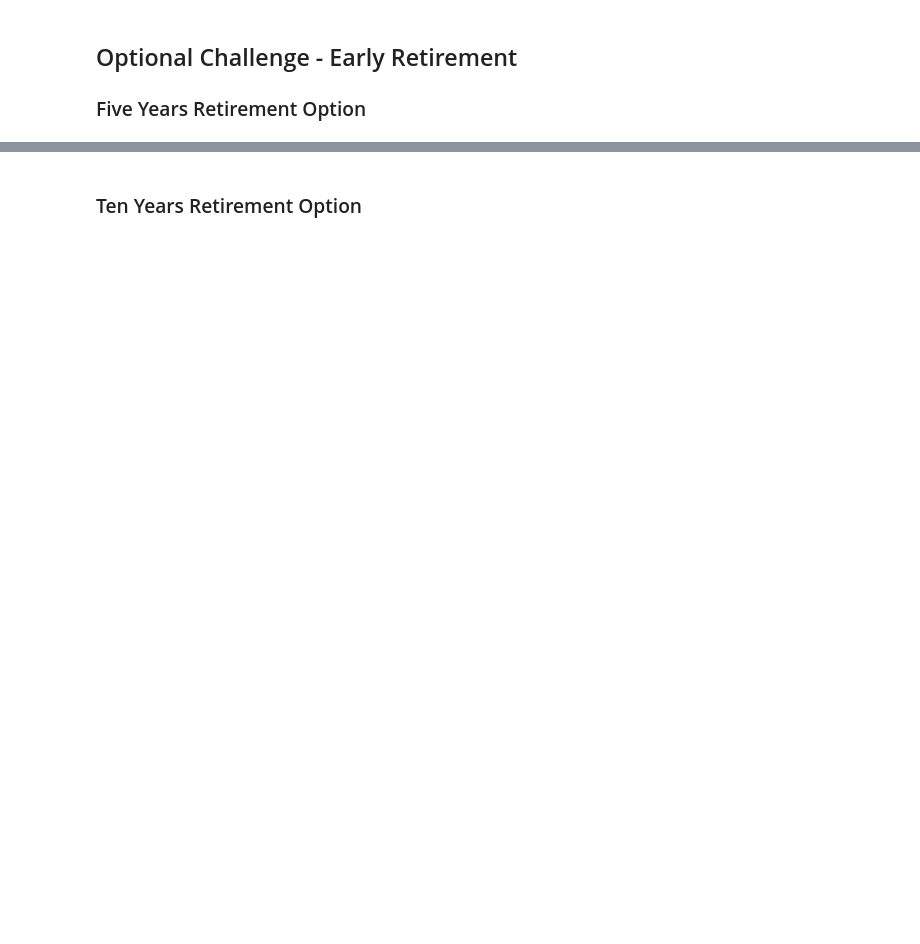
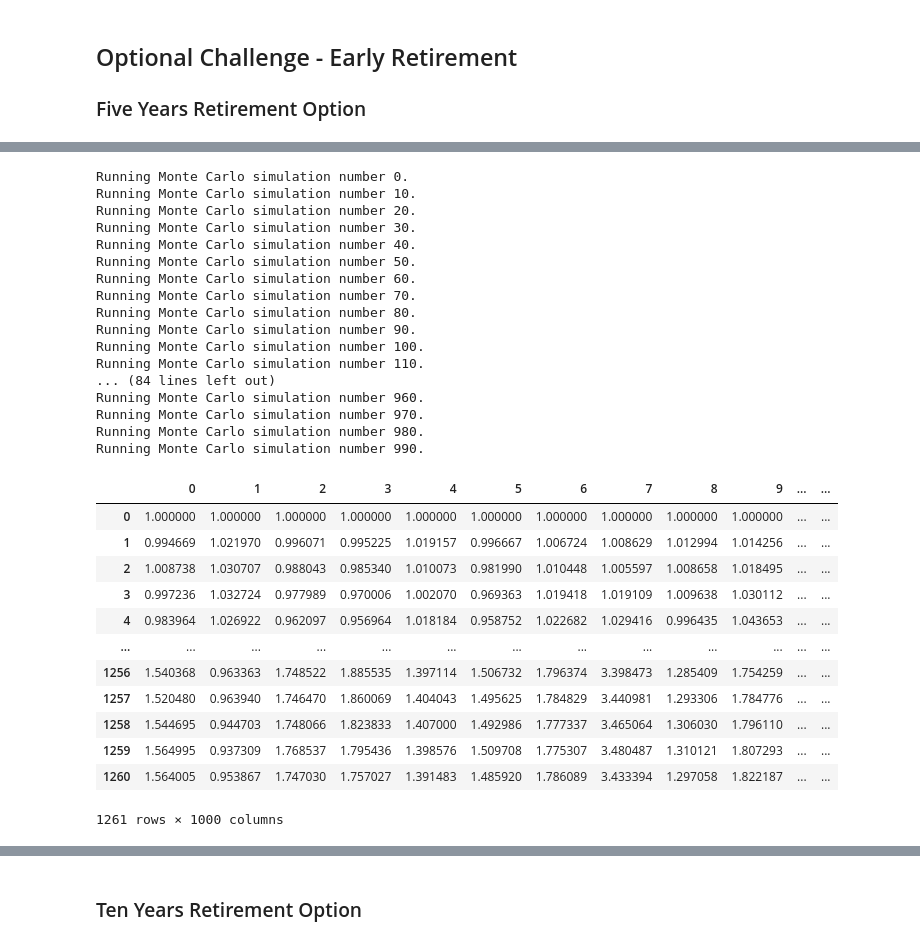
Before and after one commit to pdellis85/API_HW, a Jupyter notebook: financial-planner.ipynb, the cells around one changed output, grey strips where cells are left out. Drawn from its saved outputs; the diff is of its cells as text; code cells hidden in the pictures; blank space fills up the shorter version.

```diff
--- a/financial-planner.ipynb
+++ b/financial-planner.ipynb
@@ -335,5 +371,36 @@ print(f"There is a 95% chance that an initial investment of ${initial_investment
 # %%
 # Plot simulation outcomes
-# YOUR CODE HERE!
+MC_Daily.calc_cumulative_return()
+# %% [output]
+Running Monte Carlo simulation number 0.
+Running Monte Carlo simulation number 10.
+Running Monte Carlo simulation number 20.
+Running Monte Carlo simulation number 30.
+Running Monte Carlo simulation number 40.
+Running Monte Carlo simulation number 50.
+Running Monte Carlo simulation number 60.
+Running Monte Carlo simulation number 70.
+Running Monte Carlo simulation number 80.
+Running Monte Carlo simulation number 90.
+Running Monte Carlo simulation number 100.
+Running Monte Carlo simulation number 110.
+... (84 lines left out)
+Running Monte Carlo simulation number 960.
+Running Monte Carlo simulation number 970.
+Running Monte Carlo simulation number 980.
+Running Monte Carlo simulation number 990.
+|  | 0 | 1 | 2 | 3 | 4 | 5 | 6 | 7 | 8 | 9 | ... | ... |
+| 0 | 1.000000 | 1.000000 | 1.000000 | 1.000000 | 1.000000 | 1.000000 | 1.000000 | 1.000000 | 1.000000 | 1.000000 | ... | ... |
+| 1 | 0.994669 | 1.021970 | 0.996071 | 0.995225 | 1.019157 | 0.996667 | 1.006724 | 1.008629 | 1.012994 | 1.014256 | ... | ... |
+| 2 | 1.008738 | 1.030707 | 0.988043 | 0.985340 | 1.010073 | 0.981990 | 1.010448 | 1.005597 | 1.008658 | 1.018495 | ... | ... |
+| 3 | 0.997236 | 1.032724 | 0.977989 | 0.970006 | 1.002070 | 0.969363 | 1.019418 | 1.019109 | 1.009638 | 1.030112 | ... | ... |
+| 4 | 0.983964 | 1.026922 | 0.962097 | 0.956964 | 1.018184 | 0.958752 | 1.022682 | 1.029416 | 0.996435 | 1.043653 | ... | ... |
+| ... | ... | ... | ... | ... | ... | ... | ... | ... | ... | ... | ... | ... |
+| 1256 | 1.540368 | 0.963363 | 1.748522 | 1.885535 | 1.397114 | 1.506732 | 1.796374 | 3.398473 | 1.285409 | 1.754259 | ... | ... |
+| 1257 | 1.520480 | 0.963940 | 1.746470 | 1.860069 | 1.404043 | 1.495625 | 1.784829 | 3.440981 | 1.293306 | 1.784776 | ... | ... |
+| 1258 | 1.544695 | 0.944703 | 1.748066 | 1.823833 | 1.407000 | 1.492986 | 1.777337 | 3.465064 | 1.306030 | 1.796110 | ... | ... |
+| 1259 | 1.564995 | 0.937309 | 1.768537 | 1.795436 | 1.398576 | 1.509708 | 1.775307 | 3.480487 | 1.310121 | 1.807293 | ... | ... |
+| 1260 | 1.564005 | 0.953867 | 1.747030 | 1.757027 | 1.391483 | 1.485920 | 1.786089 | 3.433394 | 1.297058 | 1.822187 | ... | ... |
+1261 rows × 1000 columns
 # %%
 # Plot probability distribution and confidence intervals
```
Also changed, not shown: parts of 25 cells of this notebook.
